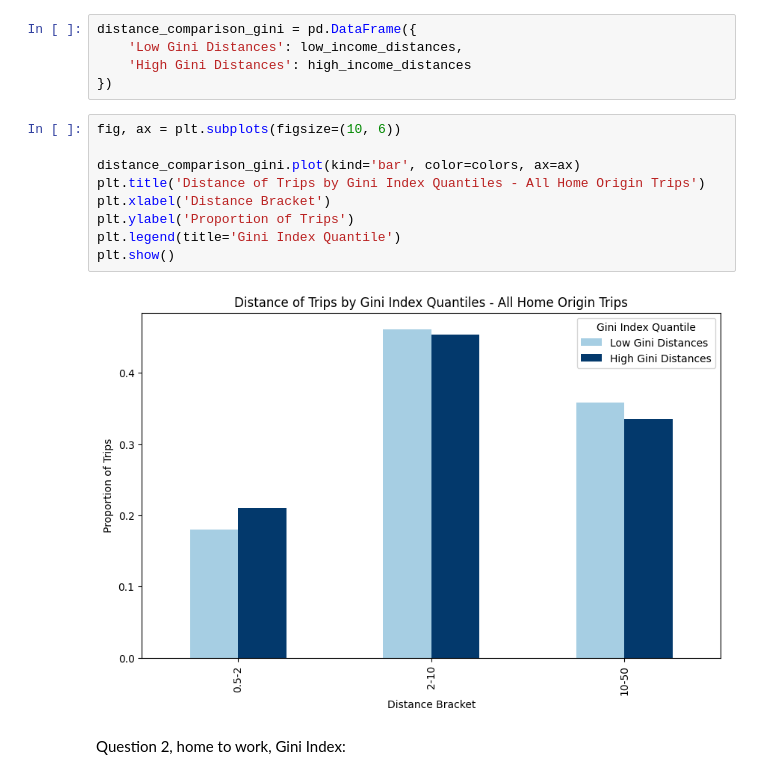
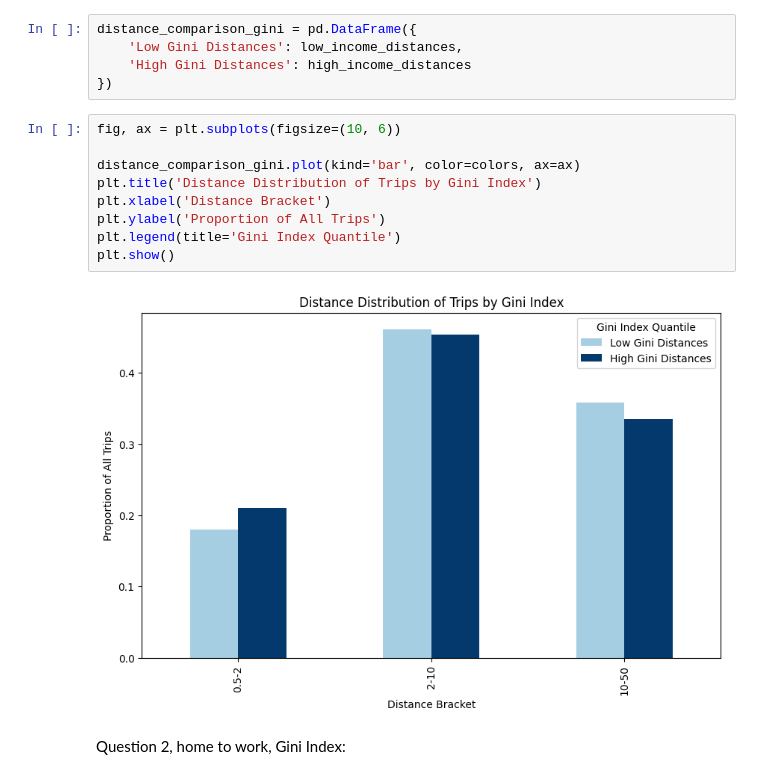
Before and after one commit to carobs9/thesis_project, a Jupyter notebook: trip_analysis/trip_analysis.ipynb, the cells around one changed output. Saved outputs shown, nothing was run; the diff lists cells and outputs as text.

```diff
--- a/trip_analysis/trip_analysis.ipynb
+++ b/trip_analysis/trip_analysis.ipynb
@@ -248,14 +231,14 @@ distance_comparison_gini = pd.DataFrame({
 # %%
 fig, ax = plt.subplots(figsize=(10, 6))
 
 distance_comparison_gini.plot(kind='bar', color=colors, ax=ax)
-plt.title('Distance of Trips by Gini Index Quantiles - All Home Origin Trips')
+plt.title('Distance Distribution of Trips by Gini Index')
 plt.xlabel('Distance Bracket')
-plt.ylabel('Proportion of Trips')
+plt.ylabel('Proportion of All Trips')
 plt.legend(title='Gini Index Quantile')
 plt.show()
 # %% [output]
-[figure, old version]
+[figure, new version]
 # %% [markdown]
 Question 2, home to work, Gini Index:
 # %%
```
Also changed, not shown: parts of 8 cells of this notebook, 3 other files.
